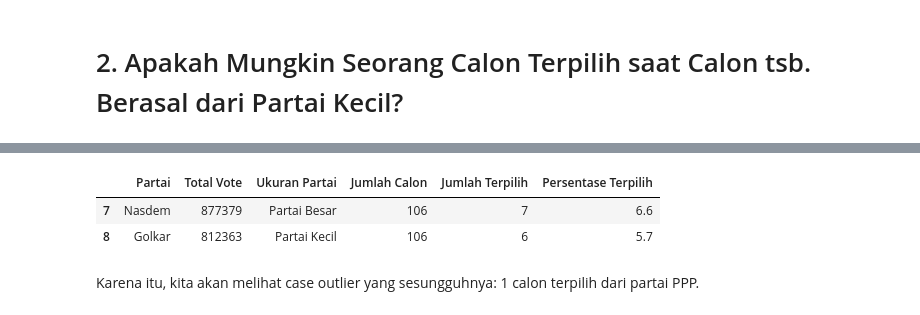
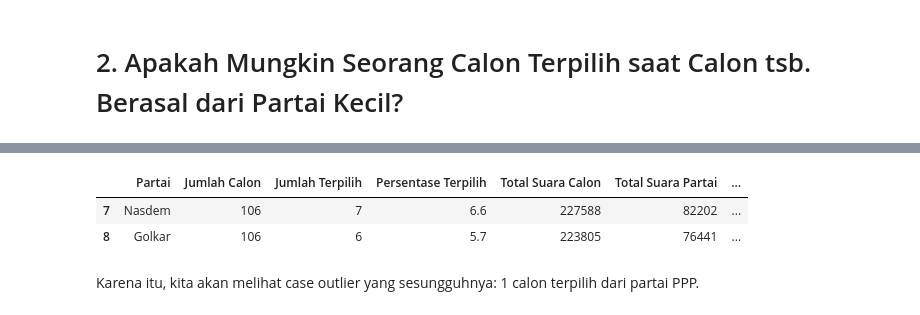
Before and after one commit to danjelito/pemilu-dki-2019, a Jupyter notebook: src/report.ipynb, the cells around one changed output, grey strips where cells are left out. Cells and saved outputs as stored; diff of their text form; code cells hidden in the pictures.

```diff
--- a/src/report.ipynb
+++ b/src/report.ipynb
@@ -294,29 +278,11 @@ Berdasarkan data yang ada, hanya ada 7 calon terpilih yang berasal dari partai k
-# %%
-(df
-    .groupby("partai")
-    .agg(
-        total_vote=("partai_vote", "sum"),
-        jumlah_calon=("nama", "size"),
-        jumlah_terpilih=("terpilih", "sum")
-    )
-    .sort_values("total_vote", ascending=False)
-    .reset_index()
-    .assign(
-        ukuran_partai=lambda df_: np.where(
-            (df_["total_vote"] < df_["total_vote"].median()),
-            "Partai Kecil",
-            "Partai Besar",
-        ),
-        persentase_terpilih=lambda df_: df_['jumlah_terpilih'].div(df_['jumlah_calon']).mul(100).round(1)
-    )
-    .loc[:, ['partai', 'total_vote', 'ukuran_partai', 'jumlah_calon', 'jumlah_terpilih', 'persentase_terpilih']]
-    .rename(columns=lambda c: c.replace("_", " ").title())
-    .loc[lambda df_: df_['Partai'].isin(['Nasdem', 'Golkar'])]
-)
-# %% [output]
-|  | Partai | Total Vote | Ukuran Partai | Jumlah Calon | Jumlah Terpilih | Persentase Terpilih |
-| 7 | Nasdem | 877379 | Partai Besar | 106 | 7 | 6.6 |
-| 8 | Golkar | 812363 | Partai Kecil | 106 | 6 | 5.7 |
+# %%
+(data_partai_full
+    .loc[data_partai_full["Partai"].isin(['Nasdem', 'Golkar'])]
+)
+# %% [output]
+|  | Partai | Jumlah Calon | Jumlah Terpilih | Persentase Terpilih | Total Suara Calon | Total Suara Partai | ... |
+| 7 | Nasdem | 106 | 7 | 6.6 | 227588 | 82202 | ... |
+| 8 | Golkar | 106 | 6 | 5.7 | 223805 | 76441 | ... |
 # %% [markdown]
 Karena itu, kita akan melihat case outlier yang sesungguhnya: 1 calon terpilih dari partai PPP.
 # %% [markdown]
```
Also changed, not shown: parts of 13 cells of this notebook.
